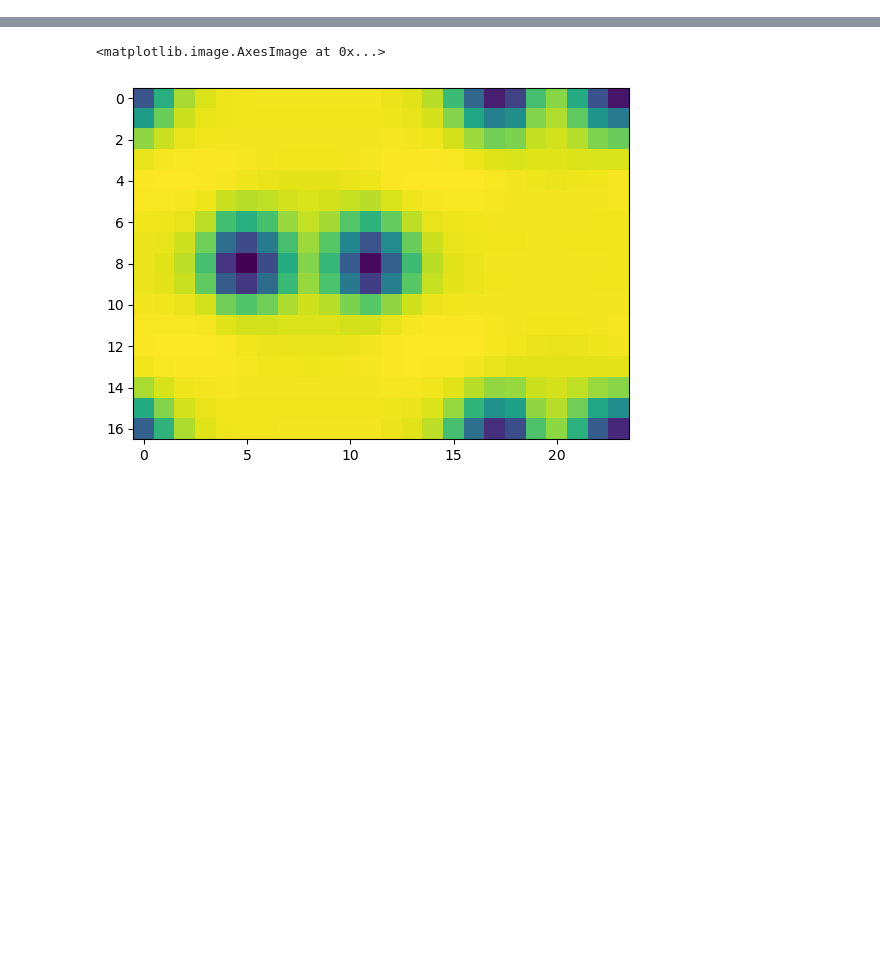
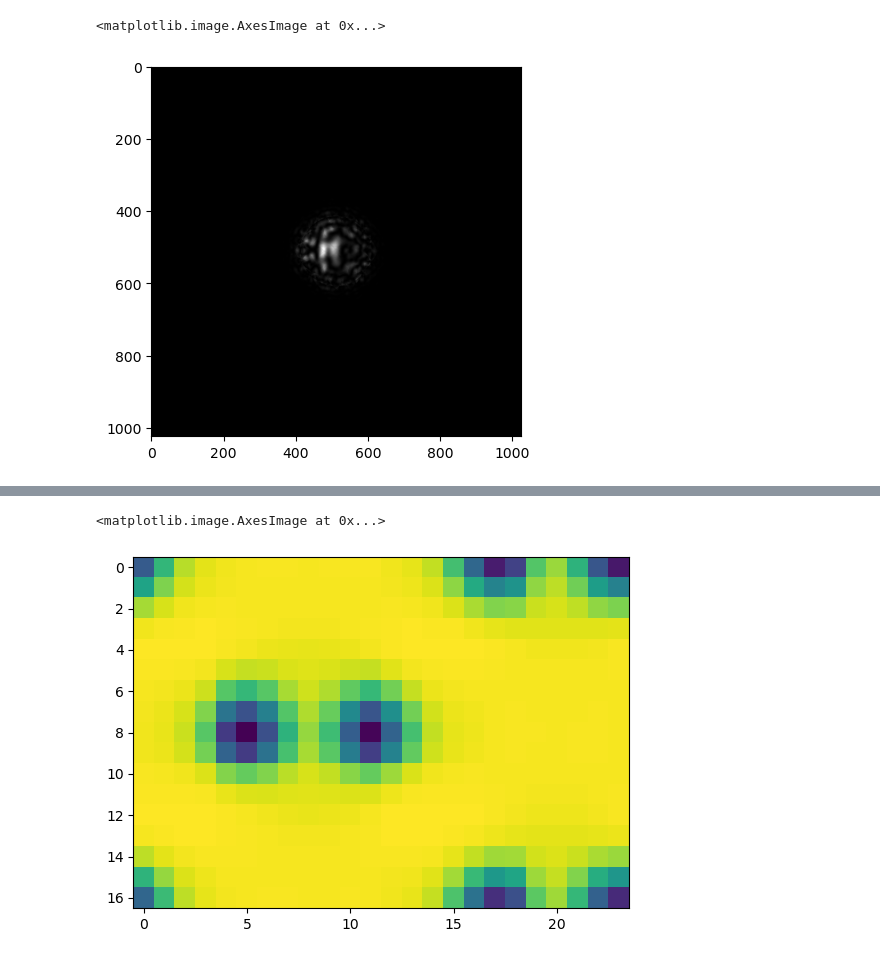
Before and after one commit to swampni/multislice, a Jupyter notebook: sedSim.ipynb, the cells around one changed output, grey strips where cells are left out. Drawn from its saved outputs; the diff is of its cells as text; code cells hidden in the pictures; blank space fills up the shorter version.

```diff
--- a/sedSim.ipynb
+++ b/sedSim.ipynb
@@ -53,0 +60,15 @@ sed.nStep
+# %%
+multi = MultiSlice(simulationCell=simCell,
+                   zStep=7.6795/4,
+                   nSlice=200,
+                   kV=300,
+                   potential=toGPU(pg),
+                   tilt=(0,0)
+                  ).to(device)
+# %%
+dp = multi.simulate(toGPU(probe))
+# %%
+plt.imshow(toCPU(dp), cmap='gray')
+# %% [output]
+<matplotlib.image.AxesImage at 0x...>
+[figure, added]
```
Also changed, not shown: parts of 23 cells of this notebook, 7 other files.
